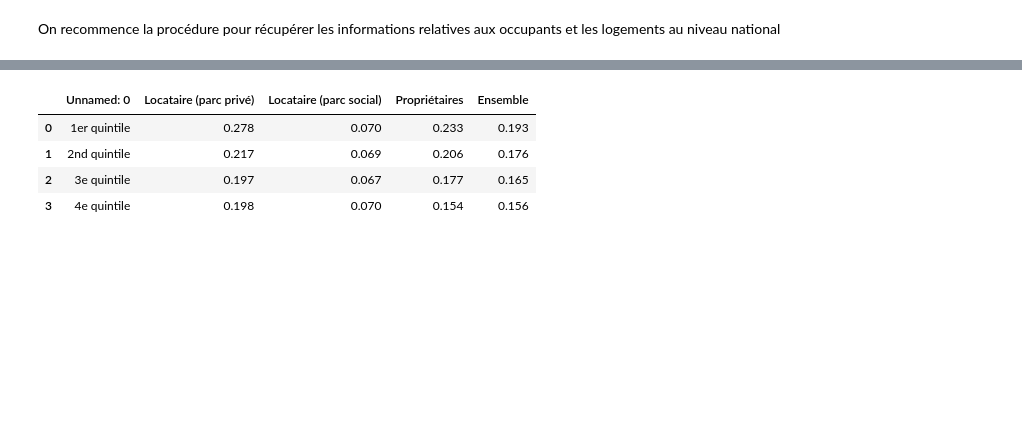
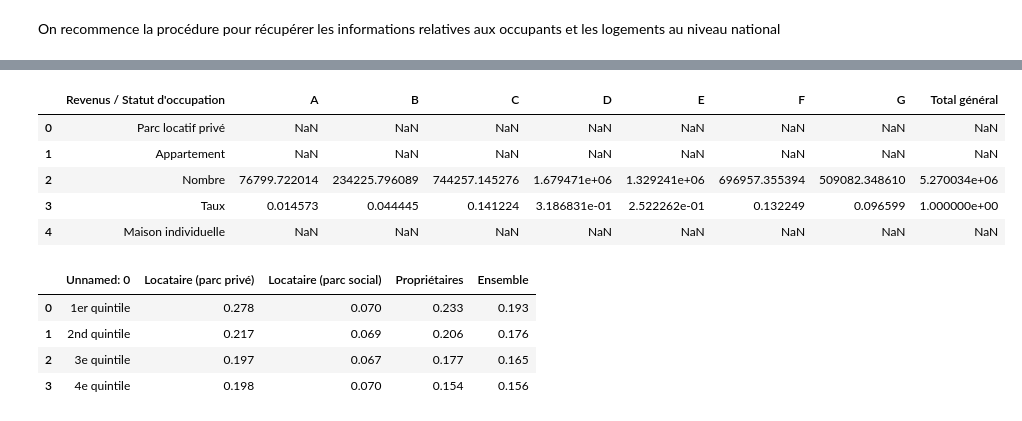
Before and after one commit to f-b-l/python2A, a Jupyter notebook: debut projet-LP-21-10-22.ipynb, the cells around one changed output, grey strips where cells are left out. Saved outputs shown, nothing was run; the diff lists cells and outputs as text; code cells hidden in the pictures; blank space fills up the shorter version.

```diff
--- a/debut projet-LP-21-10-22.ipynb
+++ b/debut projet-LP-21-10-22.ipynb
@@ -148,6 +168,15 @@ df_log_nat.head(5)
 | 2 | Taux | 0.016958 | 0.05812 | 0.197801 | 0.36233 | 0.217816 | 0.091923 | 0.055052 | 1 |
 | 3 | Maison individuelle | NaN | NaN | NaN | NaN | NaN | NaN | NaN | NaN |
 | 4 | Nombre | 298924.906133 | 613438.433528 | 2584832.265549 | 5072271.385708 | 4155781.38316 | 1878785.934819 | 991794.6313 | 15595828.940197 |
+# %%
+df_hab_nat.head(5)
+# %% [output]
+|  | Revenus / Statut d'occupation | A | B | C | D | E | F | G | Total général |
+| 0 | Parc locatif privé | NaN | NaN | NaN | NaN | NaN | NaN | NaN | NaN |
+| 1 | Appartement | NaN | NaN | NaN | NaN | NaN | NaN | NaN | NaN |
+| 2 | Nombre | 76799.722014 | 234225.796089 | 744257.145276 | 1.679471e+06 | 1.329241e+06 | 696957.355394 | 509082.348610 | 5.270034e+06 |
+| 3 | Taux | 0.014573 | 0.044445 | 0.141224 | 3.186831e-01 | 2.522262e-01 | 0.132249 | 0.096599 | 1.000000e+00 |
+| 4 | Maison individuelle | NaN | NaN | NaN | NaN | NaN | NaN | NaN | NaN |
 # %%
 df_hab_nat_enrjvore.head(5)
 # %% [output]
```
Also changed, not shown: parts of 25 cells of this notebook.
